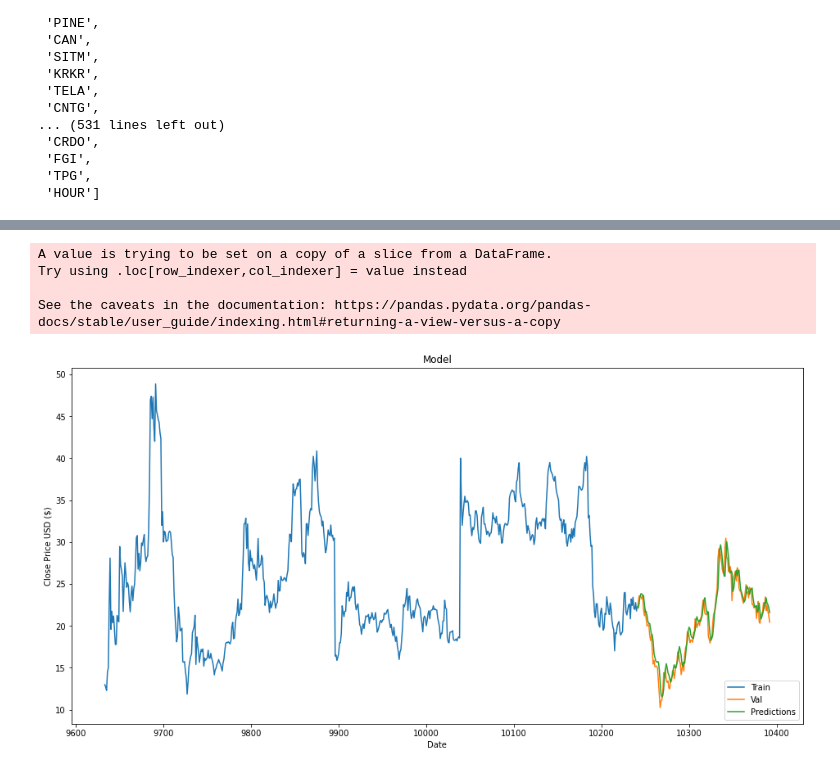
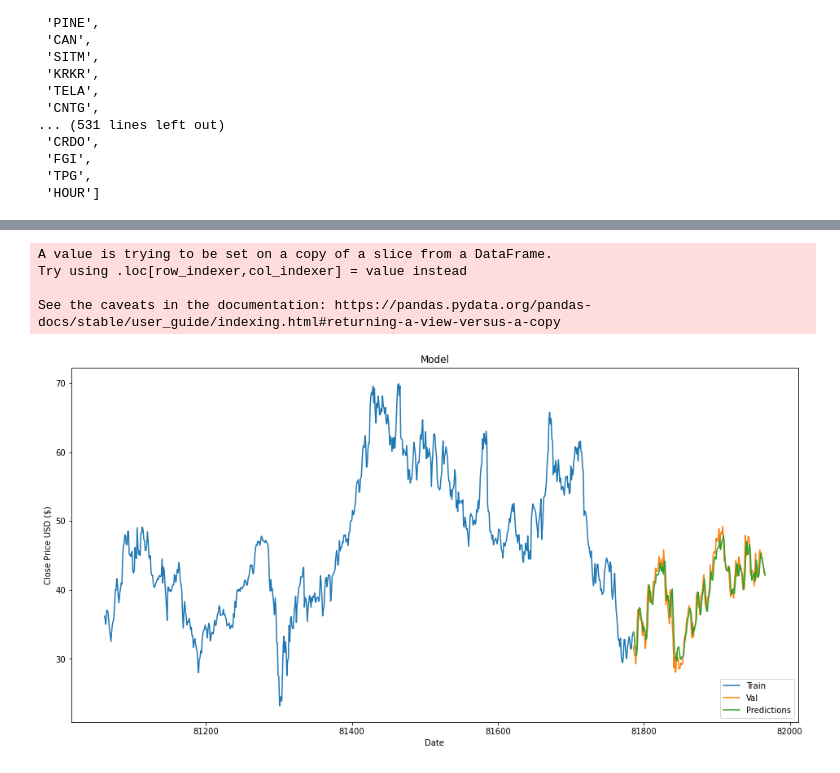
Before and after one commit to scottwesley31/Final_Project, a Jupyter notebook: Machine_Learning/LSTM_Function.ipynb, the cells around one changed output, grey strips where cells are left out. Drawn from its saved outputs; the diff is of its cells as text; code cells hidden in the pictures.

```diff
--- a/Machine_Learning/LSTM_Function.ipynb
+++ b/Machine_Learning/LSTM_Function.ipynb
@@ -142,6 +153,6 @@ def LSTM_model(df, symbol):
     plt.show()
 # %%
 # Input whichever symbol into the LSTM_model function
-LSTM_model(stock_data,'RAPT')
+LSTM_model(stock_data,'SILK')
 # %% [output]
 Epoch 1/3
@@ -154,5 +165,5 @@ Epoch 3/3
 A value is trying to be set on a copy of a slice from a DataFrame.
 Try using .loc[row_indexer,col_indexer] = value instead
 
 See the caveats in the documentation: https://pandas.pydata.org/pandas-docs/stable/user_guide/indexing.html#returning-a-view-versus-a-copy
-[figure, old version]
+[figure, new version]
```
Also changed, not shown: parts of 4 cells of this notebook, 3 other files.
